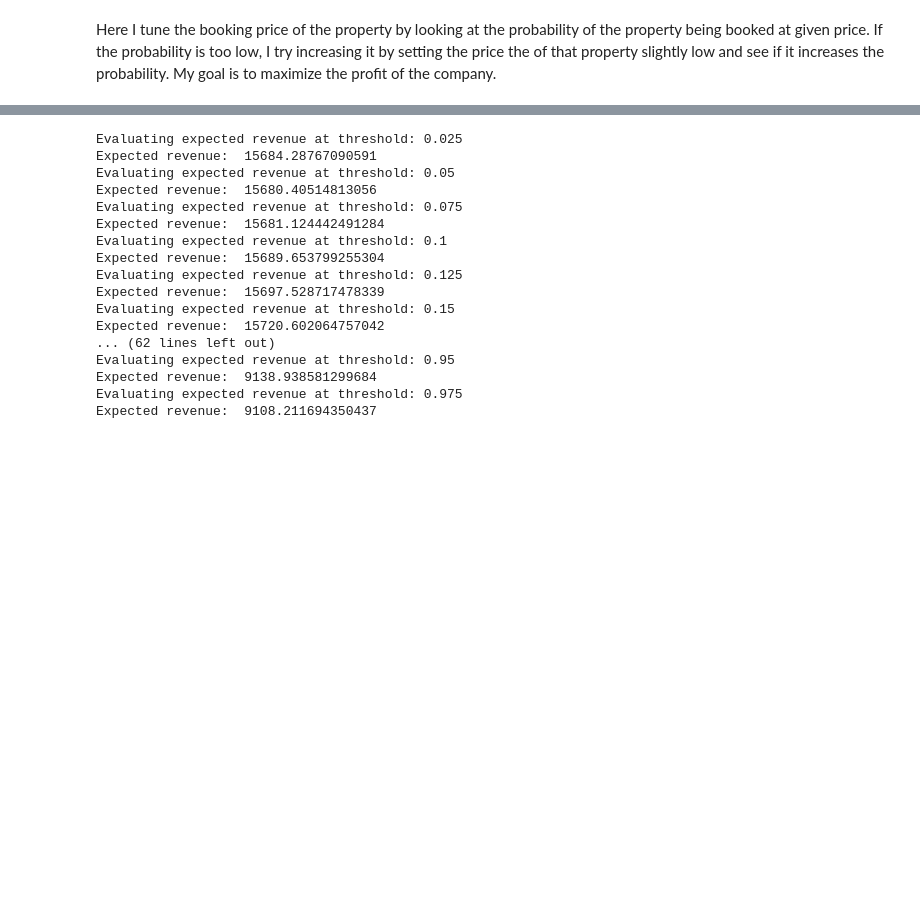
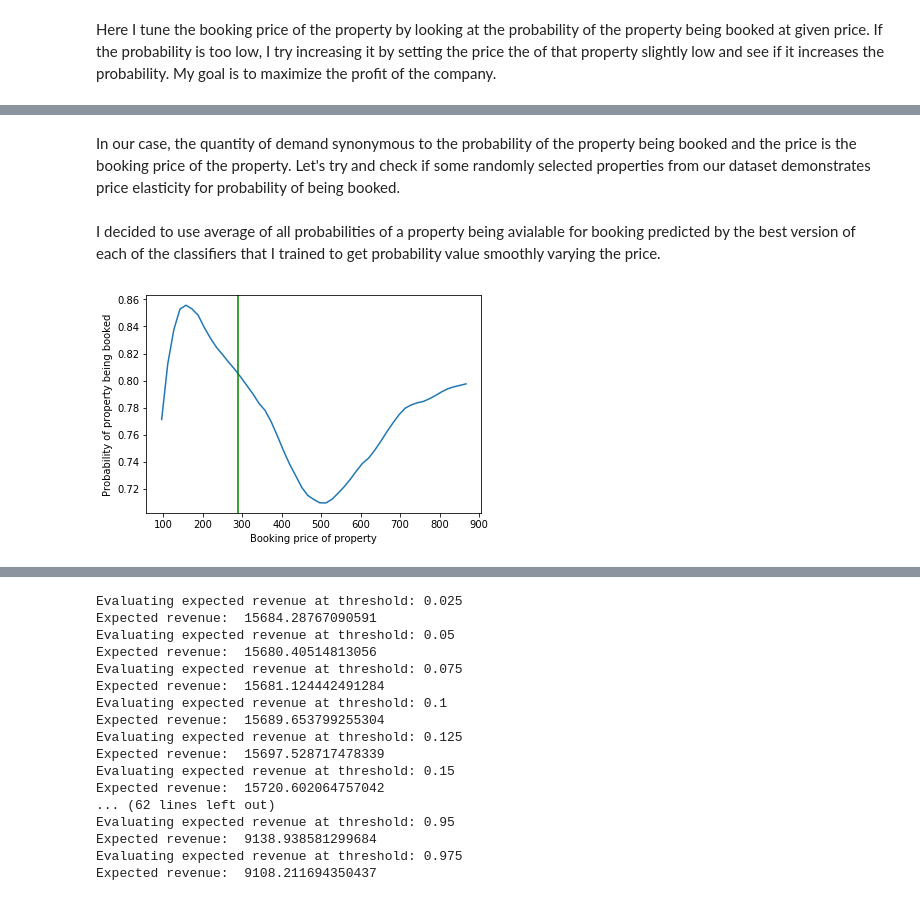
Before and after one commit to patelatharva/Analysis_of_Airbnb_property_listings_dataset, a Jupyter notebook: tuning_booking_price_to_maximize_expected_revenue.ipynb, the cells around one changed output, grey strips where cells are left out. Drawn from its saved outputs; the diff is of its cells as text; code cells hidden in the pictures; blank space fills up the shorter version.

```diff
--- a/occupancy prediction.ipynb
+++ b/tuning_booking_price_to_maximize_expected_revenue.ipynb
@@ -914,0 +919,4 @@ def float_range(start, stop, step):
+# %% [markdown]
+In our case, the quantity of demand synonymous to the probability of the property being booked and the price is the booking price of the property. Let's try and check if some randomly selected properties from our dataset demonstrates price elasticity for probability of being booked.
+# %% [markdown]
+I decided to use average of all probabilities of a property being avialable for booking predicted by the best version of each of the classifiers that I trained to get probability value smoothly varying the price.
@@ -914,0 +937,21 @@ def float_range(start, stop, step):
+# %%
+import matplotlib.pyplot as plt
+for index, listing in X_test.sample(1, random_state=1).copy().iterrows():
+    current_price = listing["price_calendar"]
+    price_upper = 3 * current_price
+    price_lower = (1/3) * current_price
+    price_range = list(float_range(str(price_lower), str(price_upper), str((price_upper - price_lower)/50)))
+    probs = []
+    for price in price_range:
+        listing["price_calendar"] = price
+        prob = calc_average_prob_booked(listing)
+        probs.append(prob)
+    fig = plt.figure()
+    plt.plot(list(price_range), probs)
+    plt.ylabel('Probability of property being booked')
+    plt.xlabel('Booking price of property')
+    plt.axvline(x=current_price, color='g')
+    plt.show()
+    fig.savefig("price_")
+# %% [output]
+[figure, added]
```
Also changed, not shown: parts of 10 cells of this notebook, 3 other files.
